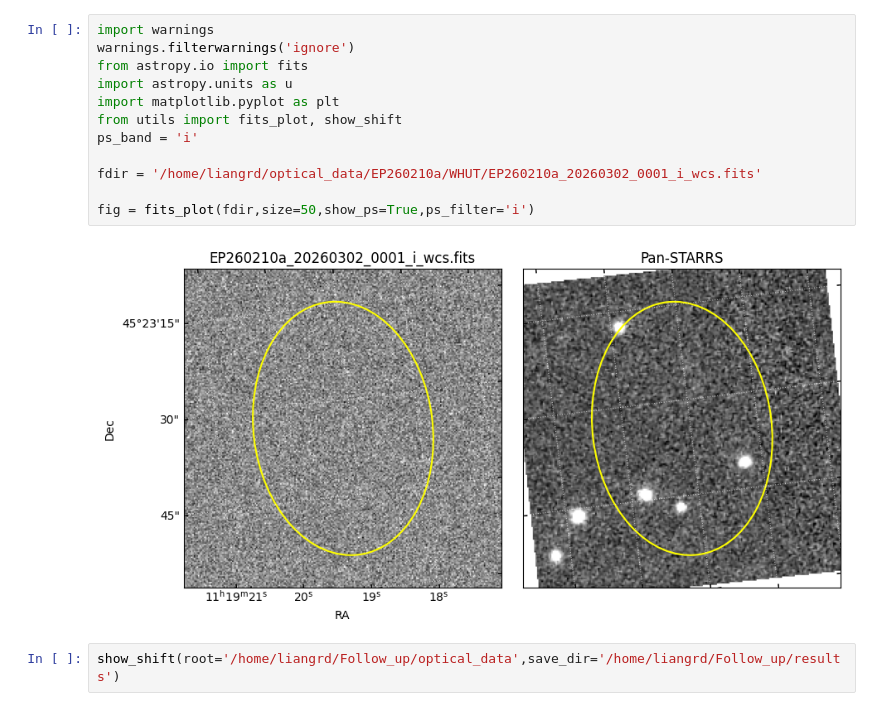
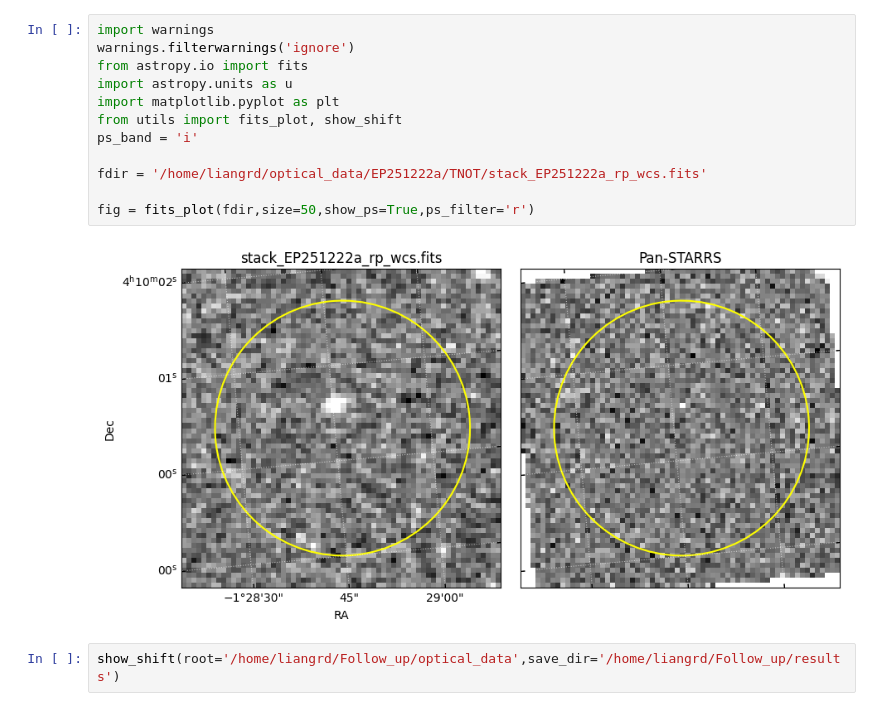
Before and after one commit to LAujust/Follow_up, a Jupyter notebook: code/Show.ipynb, the cells around one changed output. Cells and saved outputs as stored; diff of their text form.

Commit message:
Update data at 2026-03-05 10:03:43.492

```diff
--- a/code/Show.ipynb
+++ b/code/Show.ipynb
@@ -1,17 +1,17 @@
 # %%
 import warnings
 warnings.filterwarnings('ignore')
 from astropy.io import fits
 import astropy.units as u
 import matplotlib.pyplot as plt
 from utils import fits_plot, show_shift
 ps_band = 'i'
 
-fdir = '/home/liangrd/optical_data/EP260210a/WHUT/EP260210a_20260302_0001_i_wcs.fits'
+fdir = '/home/liangrd/optical_data/EP251222a/TNOT/stack_EP251222a_rp_wcs.fits'
 
-fig = fits_plot(fdir,size=50,show_ps=True,ps_filter='i')
+fig = fits_plot(fdir,size=50,show_ps=True,ps_filter='r')
 # %% [output]
-[figure, old version]
+[figure, new version]
 # %%
 show_shift(root='/home/liangrd/Follow_up/optical_data',save_dir='/home/liangrd/Follow_up/results')
 # %% [output]
```
Also changed, not shown: 17 other files.
